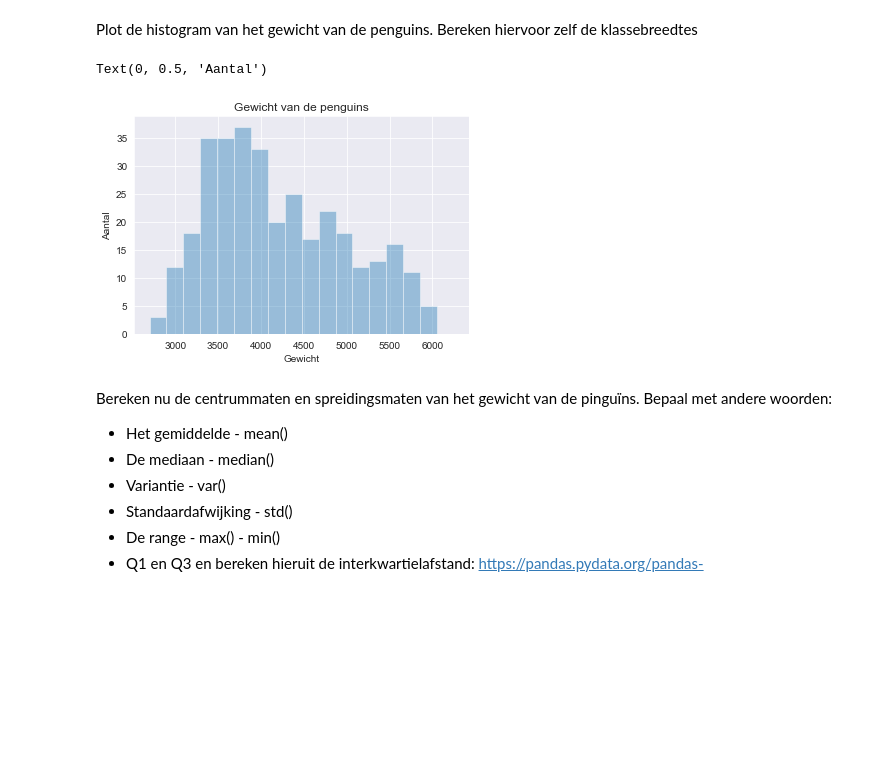
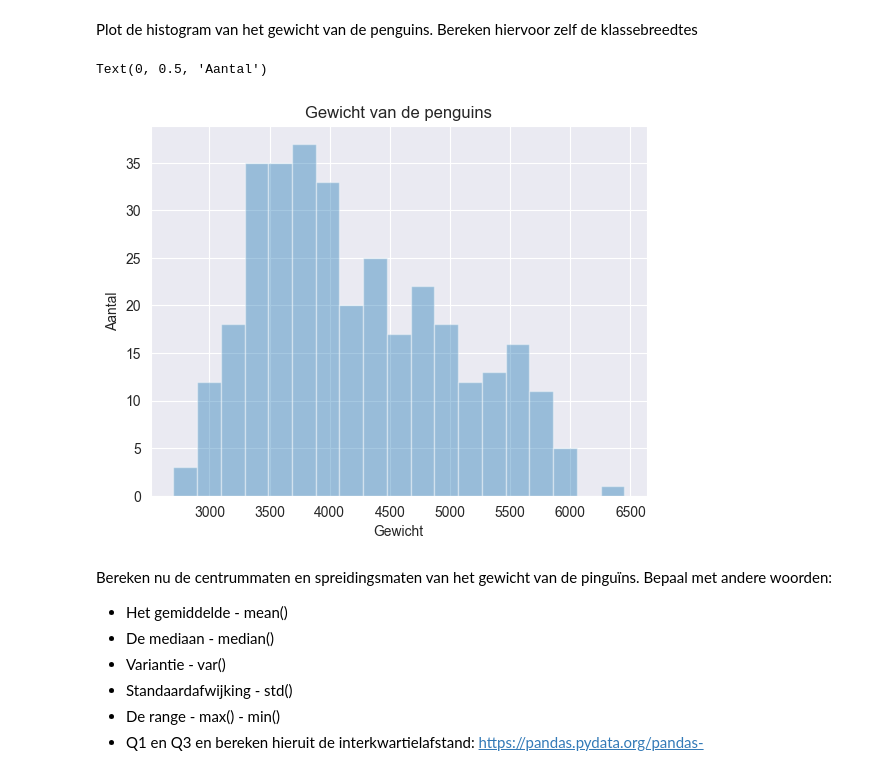
Before and after one commit to bleuzetim/PythonMCT, a Jupyter notebook: Data Science/Week03/Week03Task/Labo_03_centrum_en_spreidingsmaten_python_opgave.ipynb, the cells around one changed output. Saved outputs shown, nothing was run; the diff lists cells and outputs as text; code cells hidden in the pictures; blank space fills up the shorter version.

```diff
--- a/Data Science/Week03/Week03Task/Labo_03_centrum_en_spreidingsmaten_python_opgave.ipynb
+++ b/Data Science/Week03/Week03Task/Labo_03_centrum_en_spreidingsmaten_python_opgave.ipynb
@@ -90,14 +90,14 @@ Plot de histogram van het gewicht van de penguins. Bereken hiervoor zelf de klas
 # %%
 rang = df['Body Mass (g)'].max() - df['Body Mass (g)'].min()
 bins = (rang/np.sqrt(df['Body Mass (g)'].count()))
-bins = np.arange(df['Body Mass (g)'].min(), df['Body Mass (g)'].max(), bins)
+bins = np.arange(df['Body Mass (g)'].min(), df['Body Mass (g)'].max()+bins, bins)
 sns.distplot(x=df['Body Mass (g)'], bins=bins, kde=False)
 plt.title('Gewicht van de penguins')
 plt.xlabel('Gewicht')
 plt.ylabel('Aantal')
 # %% [output]
 Text(0, 0.5, 'Aantal')
-[figure, old version]
+[figure, new version]
 # %% [markdown]
 Bereken nu de centrummaten en spreidingsmaten van het gewicht van de pinguïns. Bepaal met andere woorden:
 - Het gemiddelde - mean()
```
Also changed, not shown: parts of 9 cells of this notebook, 59 other files.
